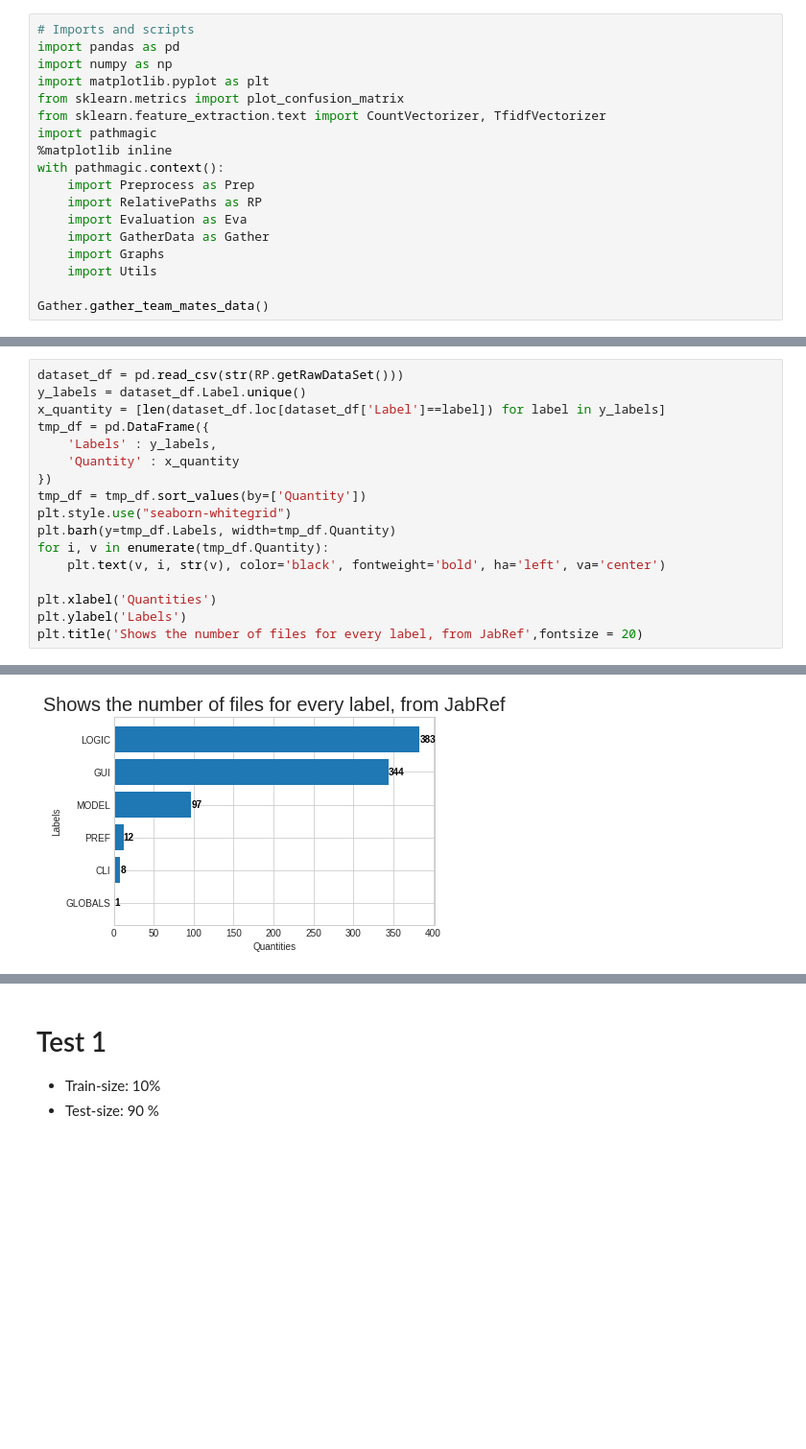
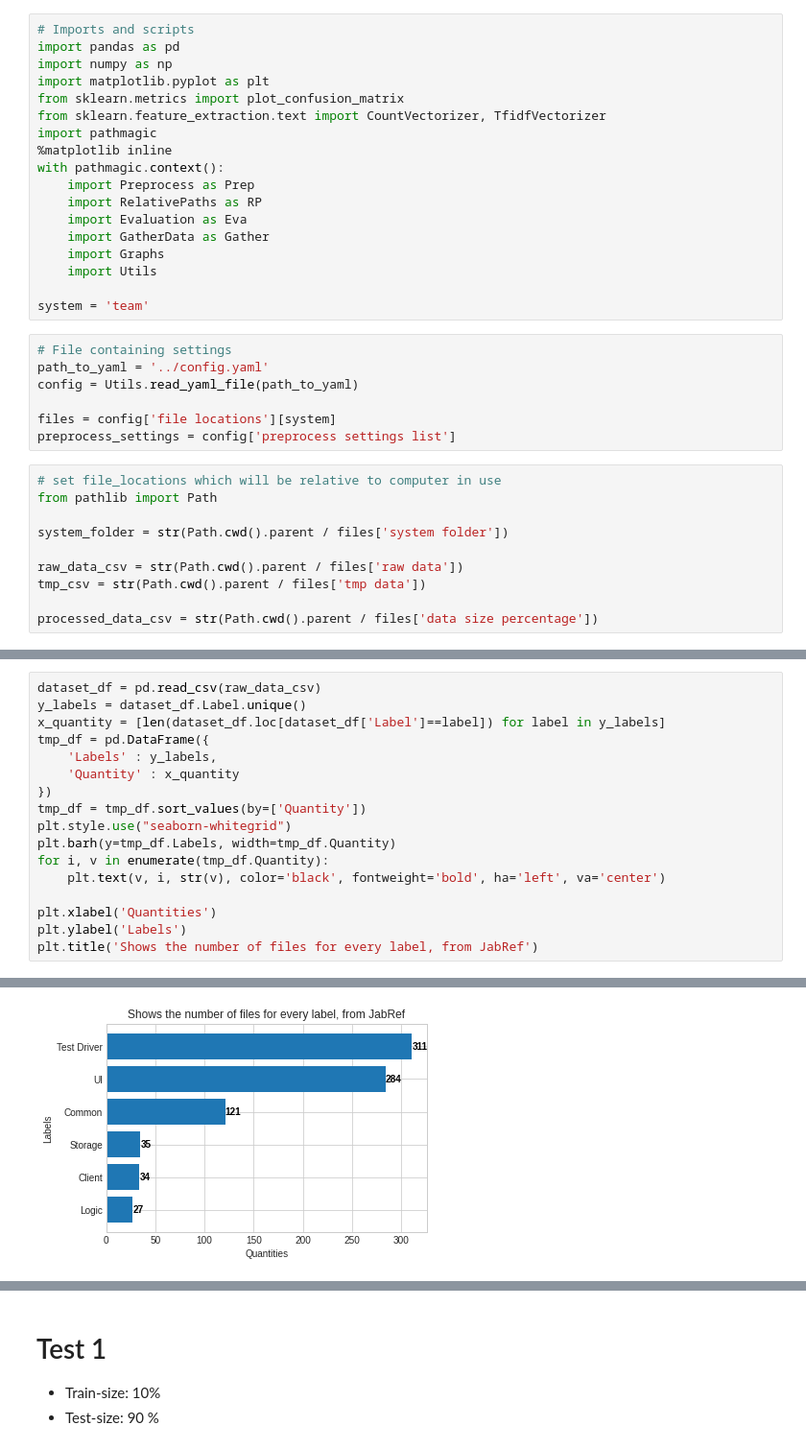
Before and after one commit to alexanderflorean/BSc-JavSoCoClassifier, a Jupyter notebook: jupyter/11_team_data_size_percentage.ipynb, the cells around one changed output, grey strips where cells are left out. Shown at 96% size. Drawn from its saved outputs; the diff is of its cells as text; blank space fills up the shorter version.

Commit message:
implemented config yaml file, and reworked all the jupyter notes, and decoupled gatherdata, preprocess

```diff
--- a/jupyter/11_team_data_size_percentage.ipynb
+++ b/jupyter/11_team_data_size_percentage.ipynb
@@ -15,4 +15,21 @@ with pathmagic.context():
     import Graphs
     import Utils
 
-Gather.gather_team_mates_data()
+system = 'team'
+# %%
+# File containing settings
+path_to_yaml = '../config.yaml'
+config = Utils.read_yaml_file(path_to_yaml)
+
+files = config['file locations'][system]
+preprocess_settings = config['preprocess settings list']
+# %%
+# set file_locations which will be relative to computer in use
+from pathlib import Path
+
+system_folder = str(Path.cwd().parent / files['system folder'])
+
+raw_data_csv = str(Path.cwd().parent / files['raw data'])
+tmp_csv = str(Path.cwd().parent / files['tmp data'])
+
+processed_data_csv = str(Path.cwd().parent / files['data size percentage'])
@@ -19,20 +38,20 @@ Gather.gather_team_mates_data()
 # %%
-dataset_df = pd.read_csv(str(RP.getRawDataSet()))
+dataset_df = pd.read_csv(raw_data_csv)
 y_labels = dataset_df.Label.unique()
 x_quantity = [len(dataset_df.loc[dataset_df['Label']==label]) for label in y_labels]
 tmp_df = pd.DataFrame({
     'Labels' : y_labels,
     'Quantity' : x_quantity
 })
 tmp_df = tmp_df.sort_values(by=['Quantity'])
 plt.style.use("seaborn-whitegrid")
 plt.barh(y=tmp_df.Labels, width=tmp_df.Quantity)
 for i, v in enumerate(tmp_df.Quantity):
     plt.text(v, i, str(v), color='black', fontweight='bold', ha='left', va='center')
 
 plt.xlabel('Quantities')
 plt.ylabel('Labels')
-plt.title('Shows the number of files for every label, from JabRef',fontsize = 20)
+plt.title('Shows the number of files for every label, from JabRef')
 # %% [output]
 Text(0.5, 1.0, 'Shows the number of files for every label, from JabRef')
-[figure, old version]
+[figure, new version]
```
Also changed, not shown: parts of 24 cells of this notebook, 36 other files.
